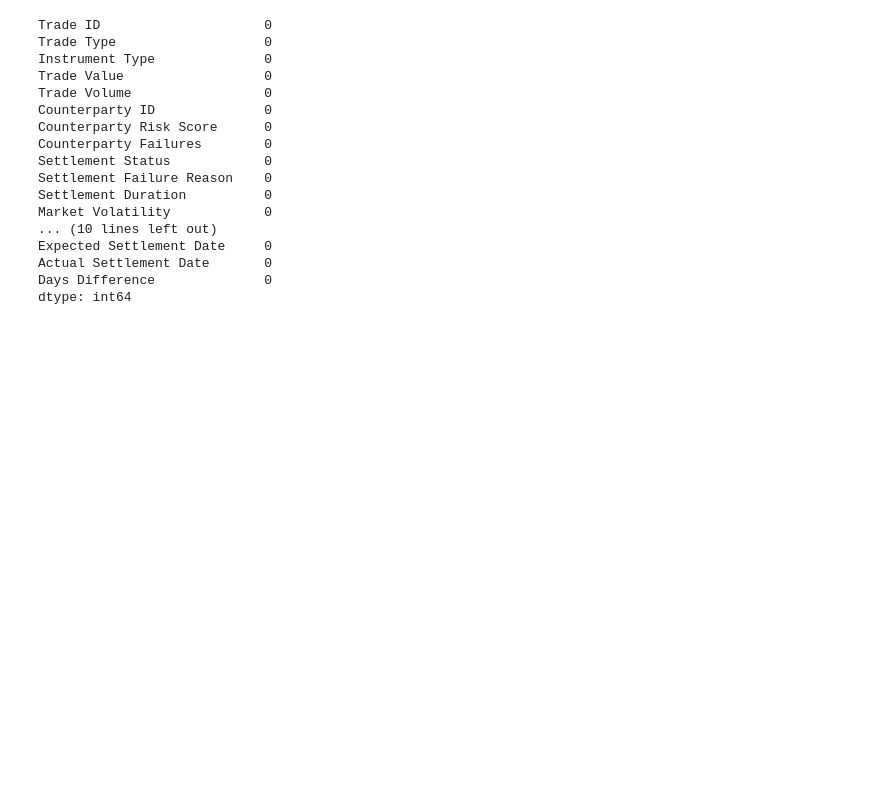
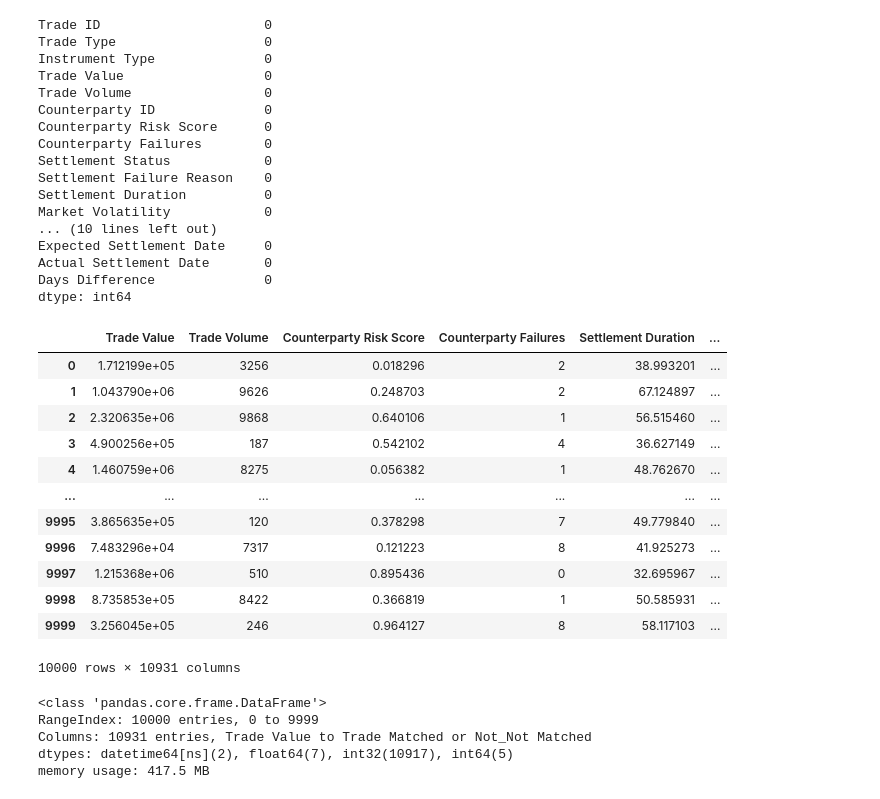
Before and after one commit to iampandiyan/TradeSettlementFailureAnalysisAndPrediction, a Jupyter notebook: 2. Data Preprocessing/DataPreprocessing.ipynb, the cells around one changed output. Drawn from its saved outputs; the diff is of its cells as text; code cells hidden in the pictures; blank space fills up the shorter version.

Commit message:
Trade Settlement Failure Analysis and Prediction

```diff
--- a/2. Data Preprocessing/DataPreprocessing.ipynb
+++ b/2. Data Preprocessing/DataPreprocessing.ipynb
@@ -160,3 +160,32 @@ Expected Settlement Date     0
 Actual Settlement Date       0
 Days Difference              0
 dtype: int64
+# %%
+# Convert to datetime format
+dataset['Expected Settlement Date'] = pd.to_datetime(dataset['Expected Settlement Date'])
+dataset['Actual Settlement Date'] = pd.to_datetime(dataset['Actual Settlement Date'])
+# %%
+dataset=pd.get_dummies(dataset,dtype=int,drop_first=True)
+dataset
+# %% [output]
+|  | Trade Value | Trade Volume | Counterparty Risk Score | Counterparty Failures | Settlement Duration | ... |
+| 0 | 1.712199e+05 | 3256 | 0.018296 | 2 | 38.993201 | ... |
+| 1 | 1.043790e+06 | 9626 | 0.248703 | 2 | 67.124897 | ... |
+| 2 | 2.320635e+06 | 9868 | 0.640106 | 1 | 56.515460 | ... |
+| 3 | 4.900256e+05 | 187 | 0.542102 | 4 | 36.627149 | ... |
+| 4 | 1.460759e+06 | 8275 | 0.056382 | 1 | 48.762670 | ... |
+| ... | ... | ... | ... | ... | ... | ... |
+| 9995 | 3.865635e+05 | 120 | 0.378298 | 7 | 49.779840 | ... |
+| 9996 | 7.483296e+04 | 7317 | 0.121223 | 8 | 41.925273 | ... |
+| 9997 | 1.215368e+06 | 510 | 0.895436 | 0 | 32.695967 | ... |
+| 9998 | 8.735853e+05 | 8422 | 0.366819 | 1 | 50.585931 | ... |
+| 9999 | 3.256045e+05 | 246 | 0.964127 | 8 | 58.117103 | ... |
+10000 rows × 10931 columns
+# %%
+dataset.info()
+# %% [output]
+<class 'pandas.core.frame.DataFrame'>
+RangeIndex: 10000 entries, 0 to 9999
+Columns: 10931 entries, Trade Value to Trade Matched or Not_Not Matched
+dtypes: datetime64[ns](2), float64(7), int32(10917), int64(5)
+memory usage: 417.5 MB
```
Also changed, not shown: parts of 1 cell of this notebook, 1 other file.
